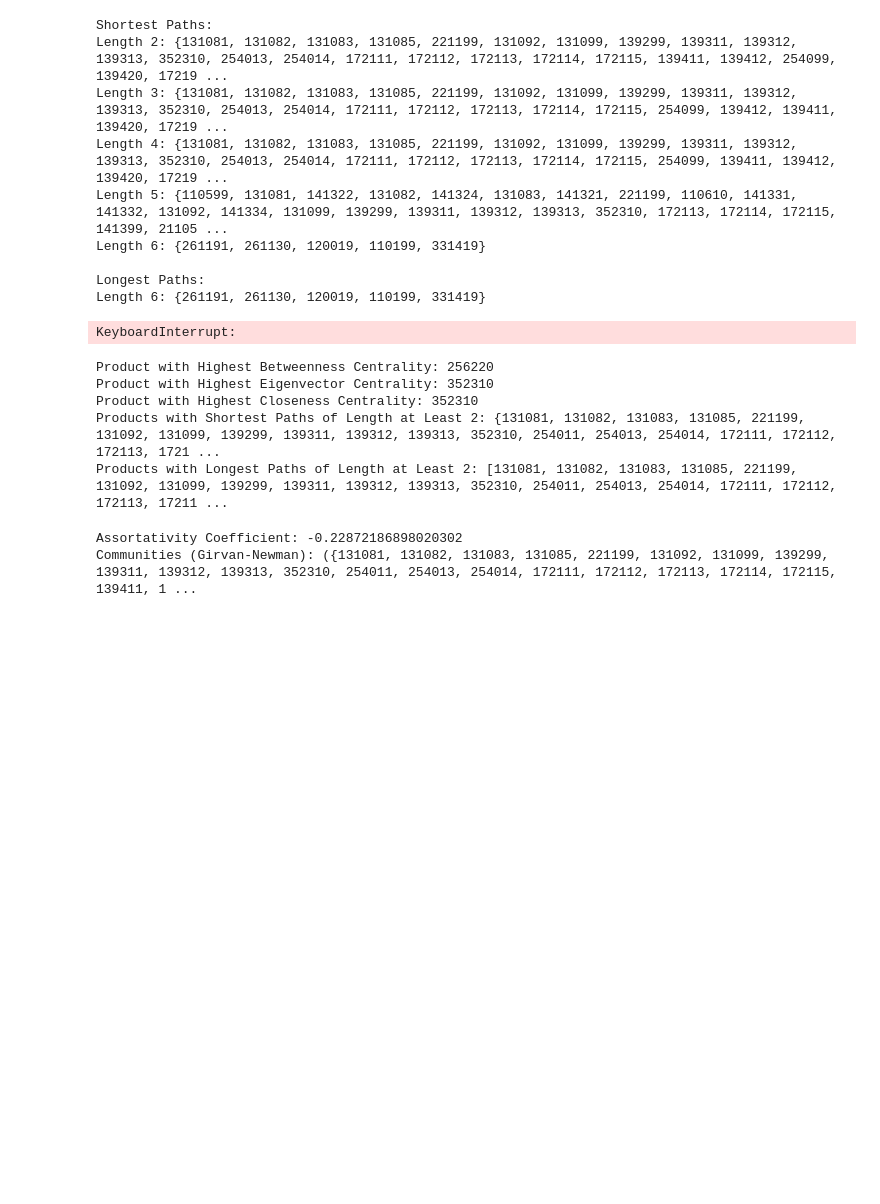
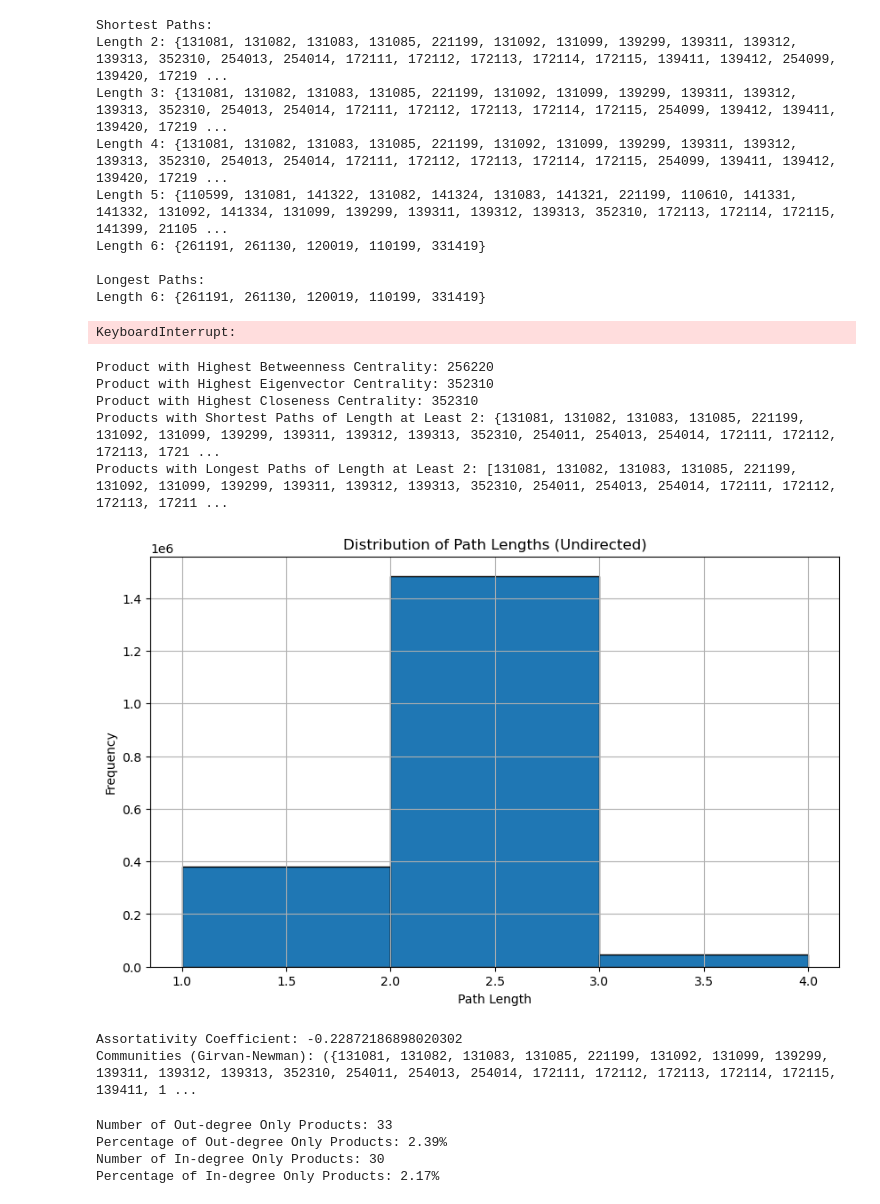
Before and after one commit to Yunbo-max/L65-Geometric-Deep-Learning, a Jupyter notebook: Dataset/VAT/dependency.ipynb, the cells around one changed output. Drawn from its saved outputs; the diff is of its cells as text; code cells hidden in the pictures; blank space fills up the shorter version.

```diff
--- a/Dataset/VAT/dependency.ipynb
+++ b/Dataset/VAT/dependency.ipynb
@@ -504,3 +504,25 @@ Product with Highest Eigenvector Centrality: 352310
 Product with Highest Closeness Centrality: 352310
 Products with Shortest Paths of Length at Least 2: {131081, 131082, 131083, 131085, 221199, 131092, 131099, 139299, 139311, 139312, 139313, 352310, 254011, 254013, 254014, 172111, 172112, 172113, 1721 ...
 Products with Longest Paths of Length at Least 2: [131081, 131082, 131083, 131085, 221199, 131092, 131099, 139299, 139311, 139312, 139313, 352310, 254011, 254013, 254014, 172111, 172112, 172113, 17211 ...
+# %%
+import networkx as nx
+import matplotlib.pyplot as plt
+
+# Compute all shortest path lengths for the undirected graph
+all_path_lengths = []
+for source in G_undirected.nodes():
+    lengths = nx.shortest_path_length(G_undirected, source=source)
+    for target, length in lengths.items():
+        if source != target:  # Exclude self-loops
+            all_path_lengths.append(length)
+
+# Plot the distribution of path lengths
+plt.figure(figsize=(10, 6))
+plt.hist(all_path_lengths, bins=range(min(all_path_lengths), max(all_path_lengths) + 1), edgecolor='black')
+plt.title('Distribution of Path Lengths (Undirected)')
+plt.xlabel('Path Length')
+plt.ylabel('Frequency')
+plt.grid(True)
+plt.show()
+# %% [output]
+[figure, added]
@@ -596,30 +653,49 @@ import networkx as nx
 # Load the CSV data
 df = pd.read_csv('./Data/pp_dep_2017_2019.csv', delimiter=';')
 
-# Assuming you have already created the directed graph G
-# Example:
-# G = nx.DiGraph()
-# Add edges to the graph based on the data in df
+
 
 # Number of out-degree and in-degree only products
 outdegree_only_products = [node for node in G.nodes() if G.out_degree(node) > 0 and G.in_degree(node) == 0]
 indegree_only_products = [node for node in G.nodes() if G.in_degree(node) > 0 and G.out_degree(node) == 0]
 
+# Calculate total number of nodes in the graph
+total_nodes = len(G.nodes())
+
+# Calculate number of out-degree only products
+num_outdegree_only = len(outdegree_only_products)
+# Calculate percentage of out-degree only products
+percentage_outdegree_only = (num_outdegree_only / total_nodes) * 100
+
+# Calculate number of in-degree only products
+num_indegree_only = len(indegree_only_products)
+# Calculate percentage of in-degree only products
+percentage_indegree_only = (num_indegree_only / total_nodes) * 100
+
 # Extract relevant variables for out-degree only products
 outdegree_only_df = df[df['HS6_i'].isin(outdegree_only_products)]
-outdegree_only_df = outdegree_only_df[['HS6_i', 'short_name_ENG_i']]
+outdegree_only_df = outdegree_only_df[['HS6_i', 'short_name_ENG_i']].drop_duplicates()
 outdegree_only_df.columns = ['HS6', 'short_name_ENG']
 
 # Extract relevant variables for in-degree only products
 indegree_only_df = df[df['HS6_j'].isin(indegree_only_products)]
-indegree_only_df = indegree_only_df[['HS6_j', 'short_name_ENG_j']]
+indegree_only_df = indegree_only_df[['HS6_j', 'short_name_ENG_j']].drop_duplicates()
 indegree_only_df.columns = ['HS6', 'short_name_ENG']
 
-# Save the results to a single Excel file with different sheet names
-output_file = './Data/in_out_degree_only_products.xlsx'  # Change the file name if needed
-with pd.ExcelWriter(output_file) as writer:
-    outdegree_only_df.to_excel(writer, sheet_name='Outdegree Only Products', index=False)
-    indegree_only_df.to_excel(writer, sheet_name='Indegree Only Products', index=False)
+# Save the results to CSV files
+outdegree_only_df.to_csv('./Data/outdegree_only_products.csv', index=False)
+indegree_only_df.to_csv('./Data/indegree_only_products.csv', index=False)
+
+# Print the calculated statistics
+print("Number of Out-degree Only Products:", num_outdegree_only)
+print("Percentage of Out-degree Only Products: {:.2f}%".format(percentage_outdegree_only))
+print("Number of In-degree Only Products:", num_indegree_only)
+print("Percentage of In-degree Only Products: {:.2f}%".format(percentage_indegree_only))
+# %% [output]
+Number of Out-degree Only Products: 33
+Percentage of Out-degree Only Products: 2.39%
+Number of In-degree Only Products: 30
+Percentage of In-degree Only Products: 2.17%
 # %%
 import networkx as nx
 
```
Also changed, not shown: parts of 11 cells of this notebook, 4 other files.
